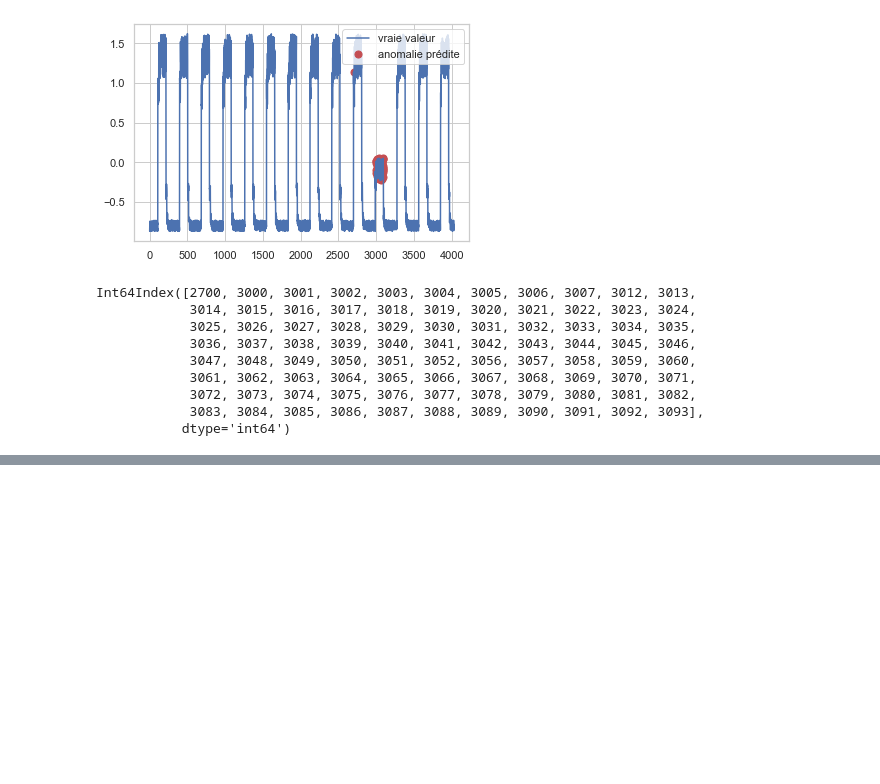
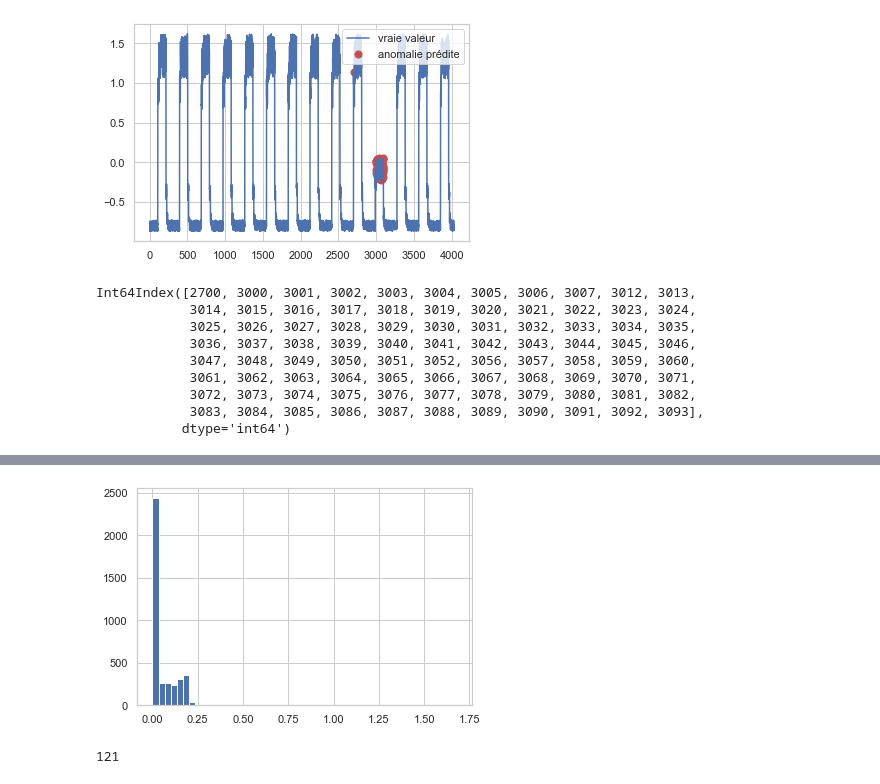
Before and after one commit to cheikh06/Detection_Anomaly, a Jupyter notebook: Anomaly_Detection.ipynb, the cells around one changed output, grey strips where cells are left out. Saved outputs shown, nothing was run; the diff lists cells and outputs as text; code cells hidden in the pictures; blank space fills up the shorter version.

```diff
--- a/Anomaly_Detection.ipynb
+++ b/Anomaly_Detection.ipynb
@@ -369,0 +397,10 @@ L'AutoEncodeur prédit bien l'anomalie, et en regardant les indices, on voit qu'
+# %%
+abs_error_testup=np.abs(predictions_testup-df_jumpup)
+
+plt.hist(abs_error_testup,bins=50);
+# %% [output]
+[figure, added]
+# %%
+print(np.sum(abs_error_testup>threshold))
+# %% [output]
+121
```
Also changed, not shown: parts of 25 cells of this notebook, 1 other file.
